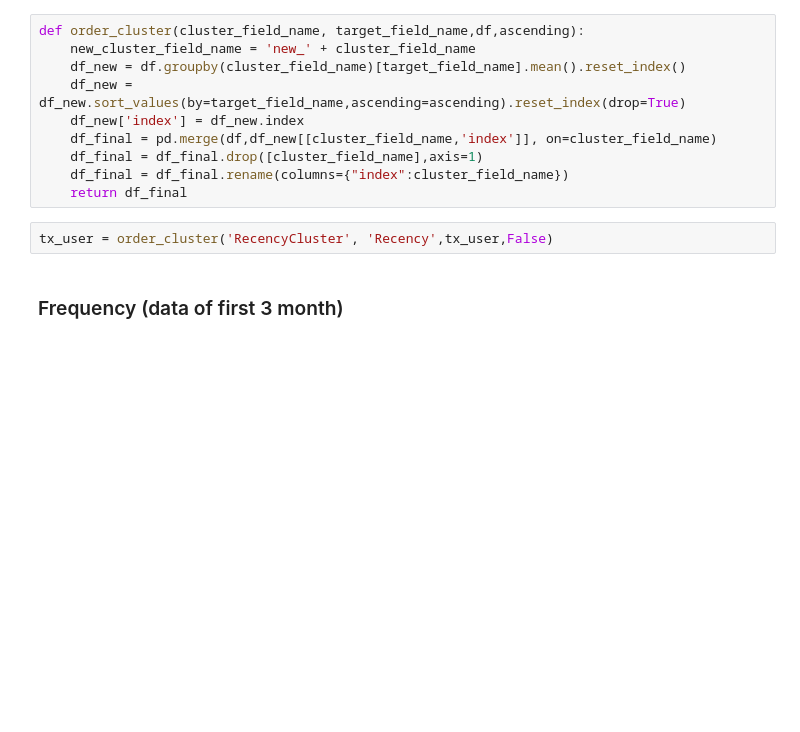
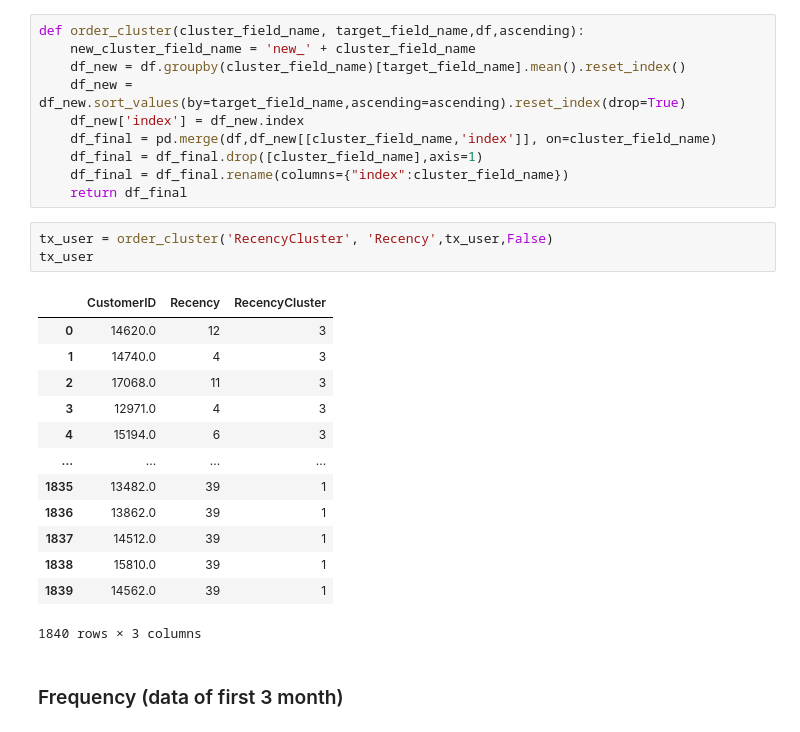
Before and after one commit to Sciform/sciform-hwz-ai-in-controlling, a Jupyter notebook: lecture_1/1_3_customer_lifetime_value_student_version.ipynb, the cells around one changed output. Saved outputs shown, nothing was run; the diff lists cells and outputs as text; blank space fills up the shorter version.

```diff
--- a/lecture_1/1_3_customer_lifetime_value_student_version.ipynb
+++ b/lecture_1/1_3_customer_lifetime_value_student_version.ipynb
@@ -195,6 +195,21 @@ def order_cluster(cluster_field_name, target_field_name,df,ascending):
     return df_final
 # %%
 tx_user = order_cluster('RecencyCluster', 'Recency',tx_user,False)
+tx_user
+# %% [output]
+|  | CustomerID | Recency | RecencyCluster |
+| 0 | 14620.0 | 12 | 3 |
+| 1 | 14740.0 | 4 | 3 |
+| 2 | 17068.0 | 11 | 3 |
+| 3 | 12971.0 | 4 | 3 |
+| 4 | 15194.0 | 6 | 3 |
+| ... | ... | ... | ... |
+| 1835 | 13482.0 | 39 | 1 |
+| 1836 | 13862.0 | 39 | 1 |
+| 1837 | 14512.0 | 39 | 1 |
+| 1838 | 15810.0 | 39 | 1 |
+| 1839 | 14562.0 | 39 | 1 |
+1840 rows × 3 columns
 # %% [markdown]
 ### Frequency (data of first 3 month)
 # %%
```
Also changed, not shown: parts of 19 cells of this notebook.
